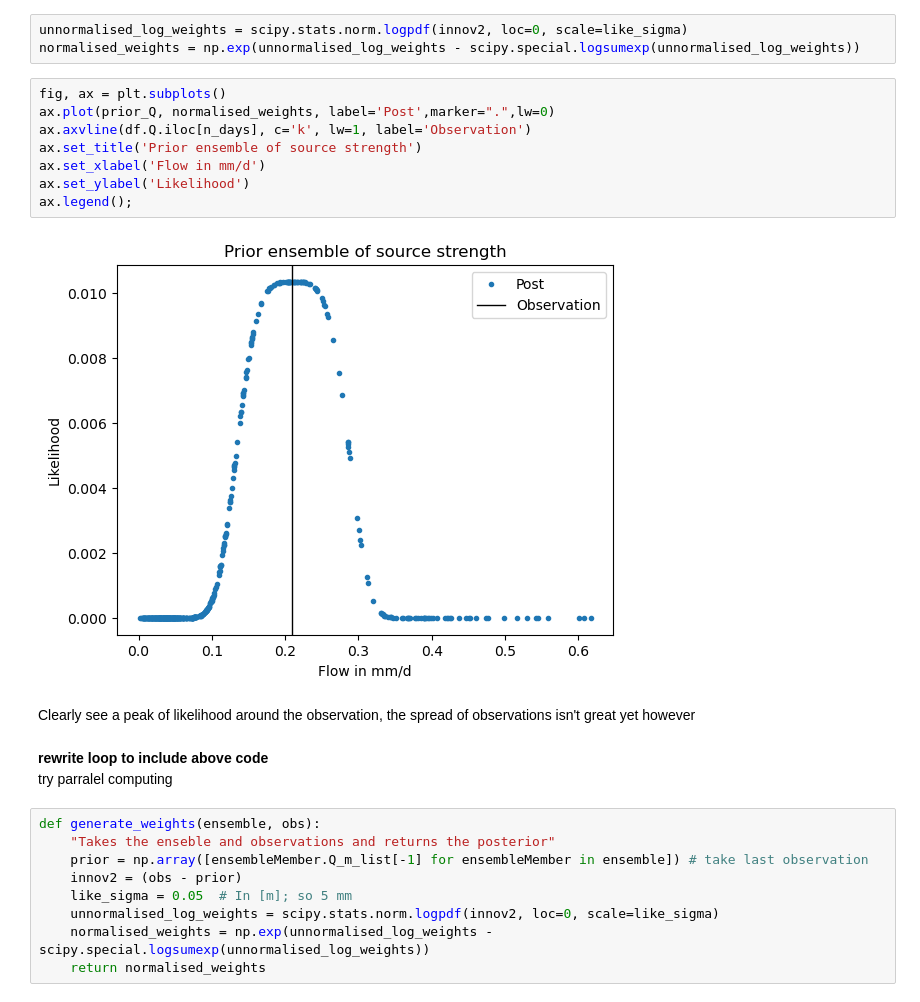
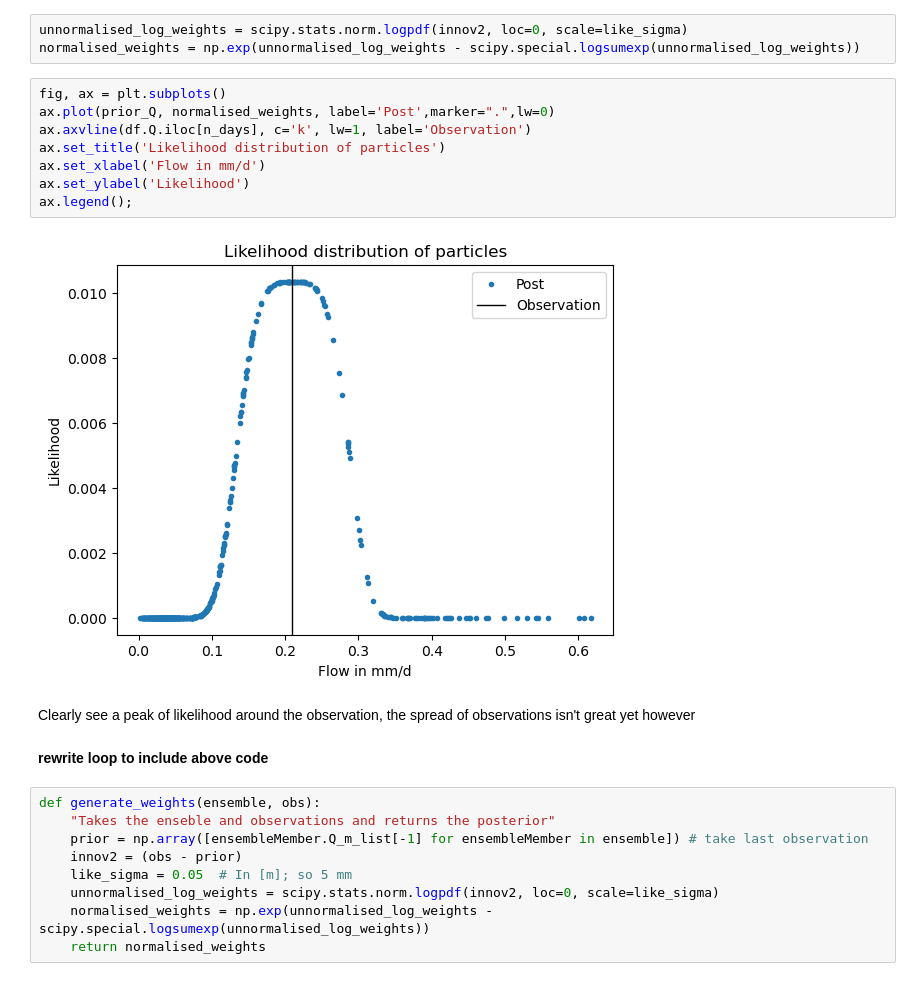
Before and after one commit to Daafip/HBV-data-assimilation, a Jupyter notebook: Forward model BMI.ipynb, the cells around one changed output. Saved outputs shown, nothing was run; the diff lists cells and outputs as text.

```diff
--- a/Forward model BMI.ipynb
+++ b/Forward model BMI.ipynb
@@ -284,18 +330,17 @@ normalised_weights = np.exp(unnormalised_log_weights - scipy.special.logsumexp(u
 # %%
 fig, ax = plt.subplots()
 ax.plot(prior_Q, normalised_weights, label='Post',marker=".",lw=0)
 ax.axvline(df.Q.iloc[n_days], c='k', lw=1, label='Observation')
-ax.set_title('Prior ensemble of source strength')
+ax.set_title('Likelihood distribution of particles')
 ax.set_xlabel('Flow in mm/d')
 ax.set_ylabel('Likelihood')
 ax.legend();
 # %% [output]
-[figure, old version]
+[figure, new version]
 # %% [markdown]
 Clearly see a peak of likelihood around the observation, the spread of observations isn't great yet however
 # %% [markdown]
 **rewrite loop to include above code**  <br>
-try parralel computing
 # %%
 def generate_weights(ensemble, obs):
     "Takes the enseble and observations and returns the posterior"
```
Also changed, not shown: parts of 53 cells of this notebook, 7 other files.
